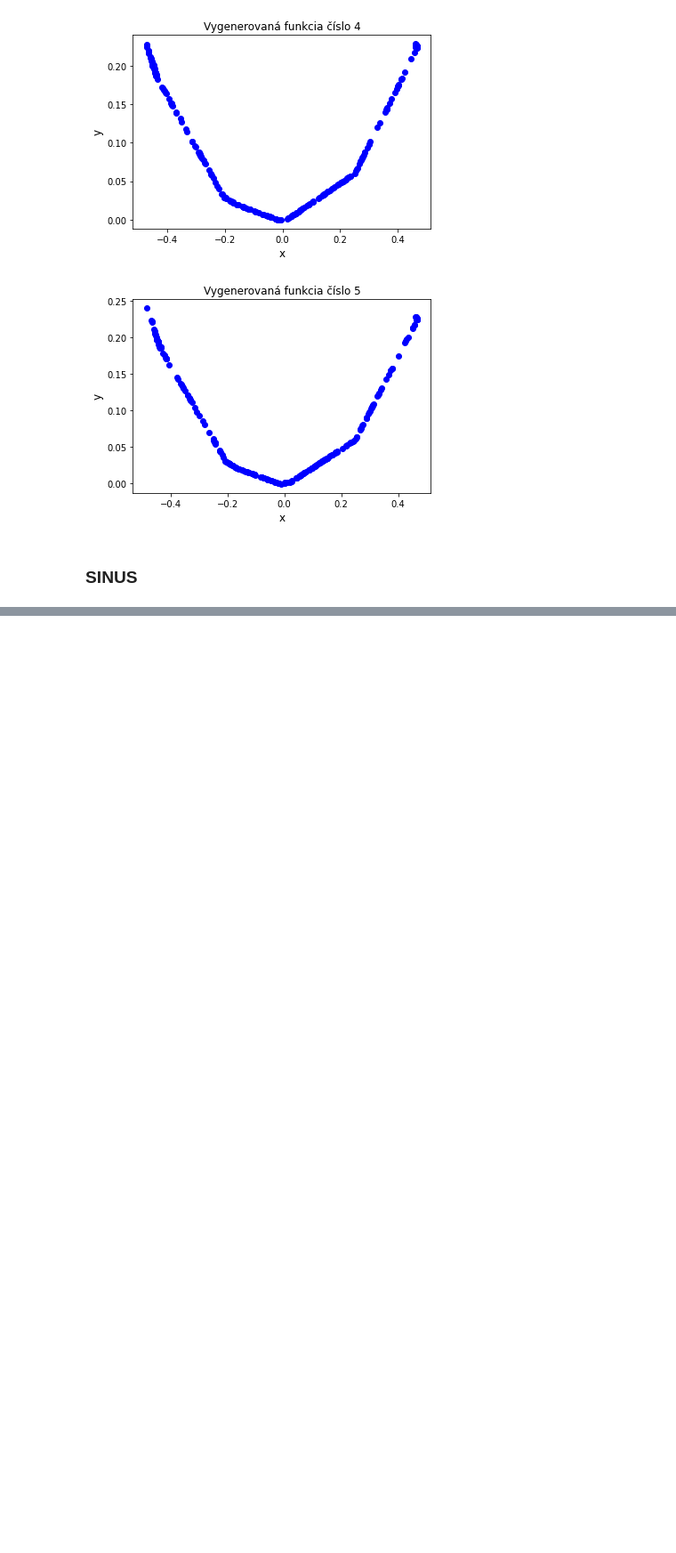
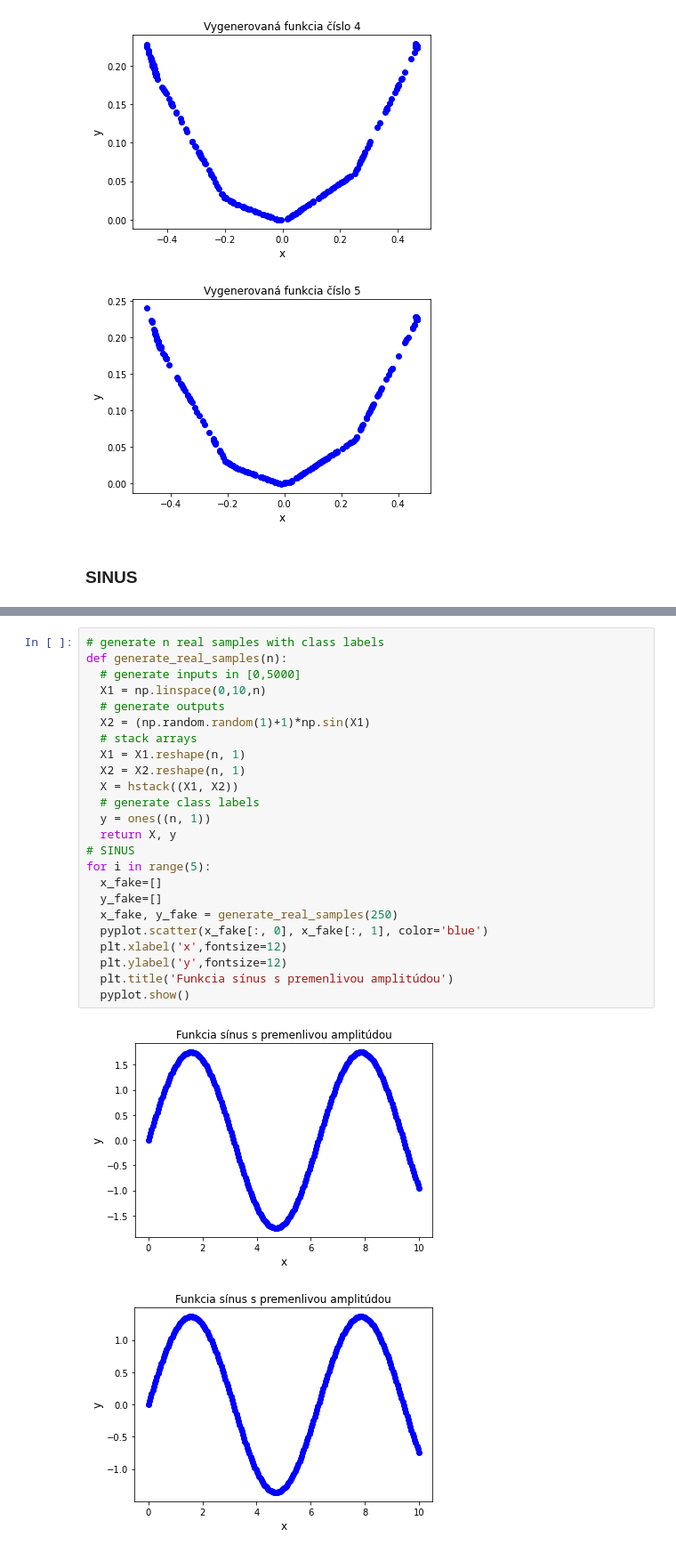
Before and after one commit to Shegy12/GAN-for-generating-artificial-ECG-data, a Jupyter notebook: GAN_1D_functions.ipynb, the cells around one changed output, grey strips where cells are left out. Shown at 89% size. Drawn from its saved outputs; the diff is of its cells as text; blank space fills up the shorter version.

```diff
--- a/GAN_1D_functions.ipynb
+++ b/GAN_1D_functions.ipynb
@@ -702,0 +769,27 @@ for i in range(5):
+# %%
+# generate n real samples with class labels
+def generate_real_samples(n):
+  # generate inputs in [0,5000]
+  X1 = np.linspace(0,10,n)
+  # generate outputs
+  X2 = (np.random.random(1)+1)*np.sin(X1)
+  # stack arrays
+  X1 = X1.reshape(n, 1)
+  X2 = X2.reshape(n, 1)
+  X = hstack((X1, X2))
+  # generate class labels
+  y = ones((n, 1))
+  return X, y
+# SINUS
+for i in range(5):
+  x_fake=[]
+  y_fake=[]
+  x_fake, y_fake = generate_real_samples(250)
+  pyplot.scatter(x_fake[:, 0], x_fake[:, 1], color='blue')
+  plt.xlabel('x',fontsize=12)
+  plt.ylabel('y',fontsize=12)
+  plt.title('Funkcia sínus s premenlivou amplitúdou')
+  pyplot.show()
+# %% [output]
+[figure, added]
+[figure, added]
```
Also changed, not shown: parts of 14 cells of this notebook.
